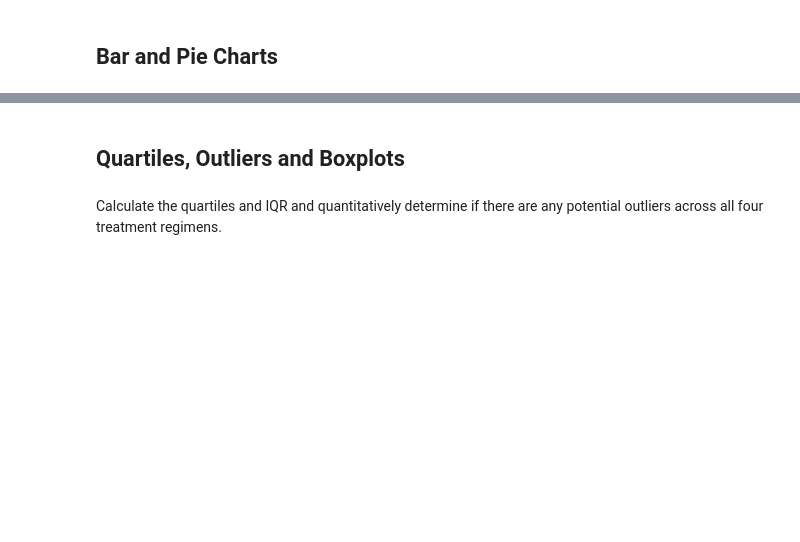
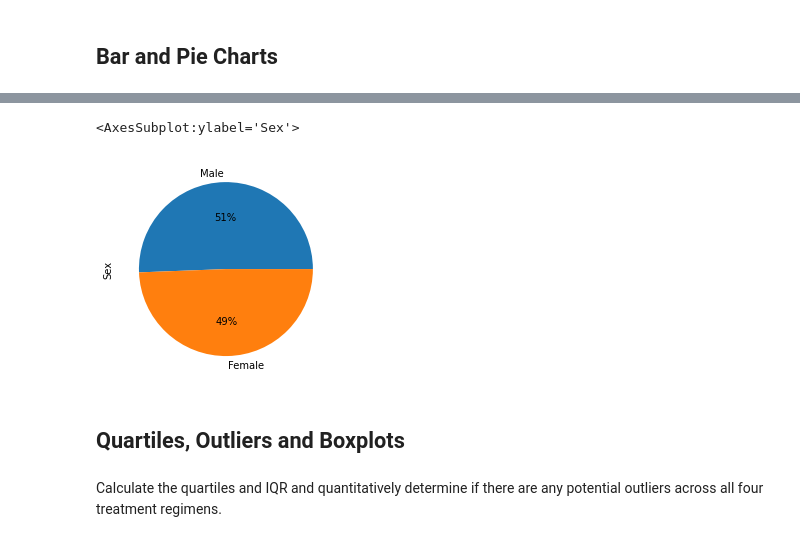
Before and after one commit to syeong0204/Matplotlib_Challenge, a Jupyter notebook: Pymaceuticals/pymaceuticals_starter.ipynb, the cells around one changed output, grey strips where cells are left out. Saved outputs shown, nothing was run; the diff lists cells and outputs as text; code cells hidden in the pictures; blank space fills up the shorter version.

```diff
--- a/Pymaceuticals/pymaceuticals_starter.ipynb
+++ b/Pymaceuticals/pymaceuticals_starter.ipynb
@@ -195,5 +210,10 @@ KeyError: 'Mouse ID'
 # %%
 # Generate a pie plot showing the distribution of female versus male mice using pandas
+pie = round(data_df['Sex'].value_counts())
+pie.plot.pie(autopct='%1.f%%')
+# %% [output]
+<AxesSubplot:ylabel='Sex'>
+[figure, added]
 # %%
 # Generate identical pie plot using pyplot
 # %% [markdown]
```
Also changed, not shown: parts of 6 cells of this notebook.
